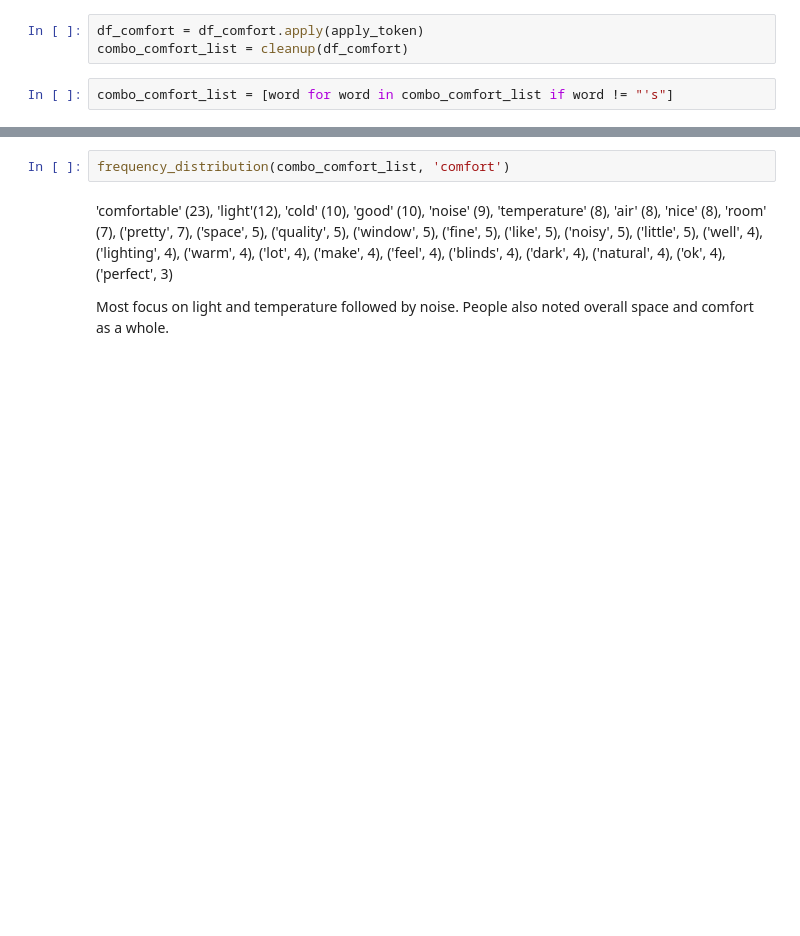
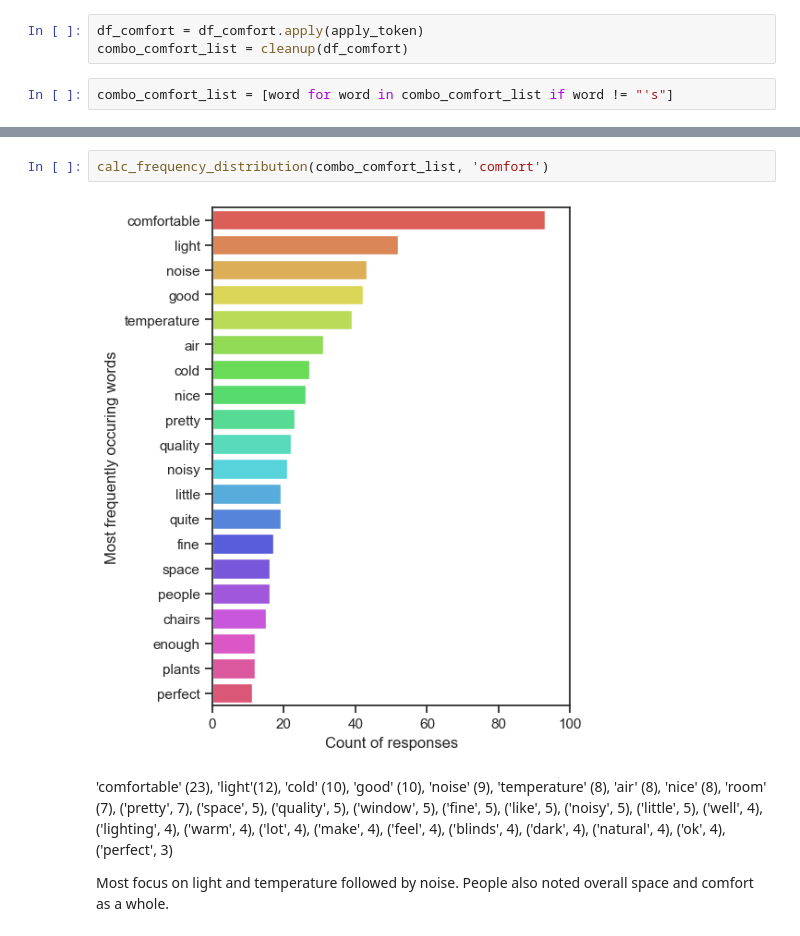
Before and after one commit to shrutirao94/language-comfort-emotions, a Jupyter notebook: analysis.ipynb, the cells around one changed output, grey strips where cells are left out. Cells and saved outputs as stored; diff of their text form; blank space fills up the shorter version.

```diff
--- a/analysis.ipynb
+++ b/analysis.ipynb
@@ -324,5 +348,7 @@ frequency_distribution.most_common(20)
 # %%
-frequency_distribution(combo_comfort_list, 'comfort')
+calc_frequency_distribution(combo_comfort_list, 'comfort')
+# %% [output]
+[figure, added]
 # %% [markdown]
 'comfortable' (23), 'light'(12), 'cold' (10), 'good' (10), 'noise' (9), 'temperature' (8), 'air' (8), 'nice' (8), 'room' (7), ('pretty', 7), ('space', 5), ('quality', 5), ('window', 5), ('fine', 5), ('like', 5), ('noisy', 5), ('little', 5), ('well', 4), ('lighting', 4), ('warm', 4), ('lot', 4), ('make', 4), ('feel', 4), ('blinds', 4), ('dark', 4), ('natural', 4), ('ok', 4), ('perfect', 3)
 
```
Also changed, not shown: parts of 8 cells of this notebook.
